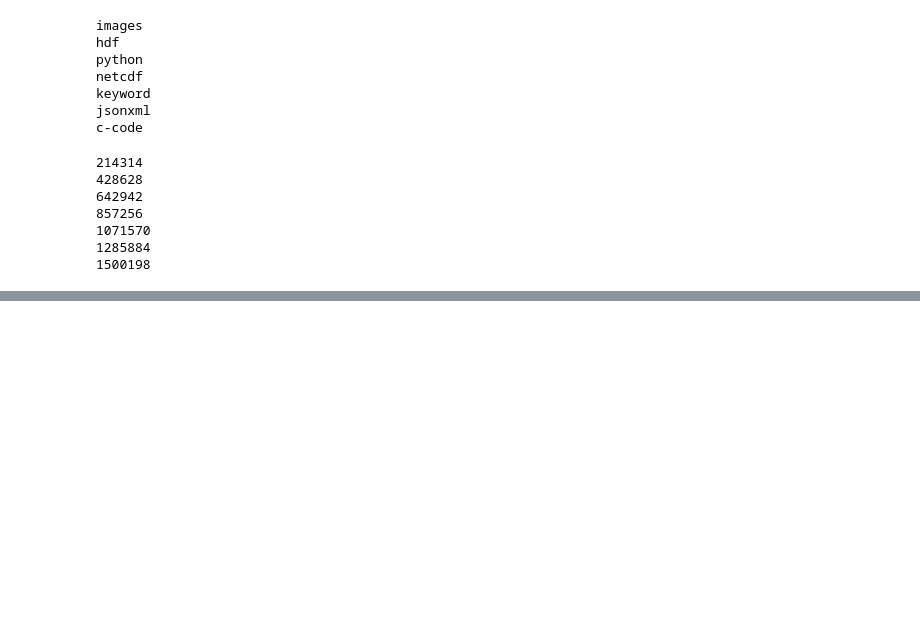
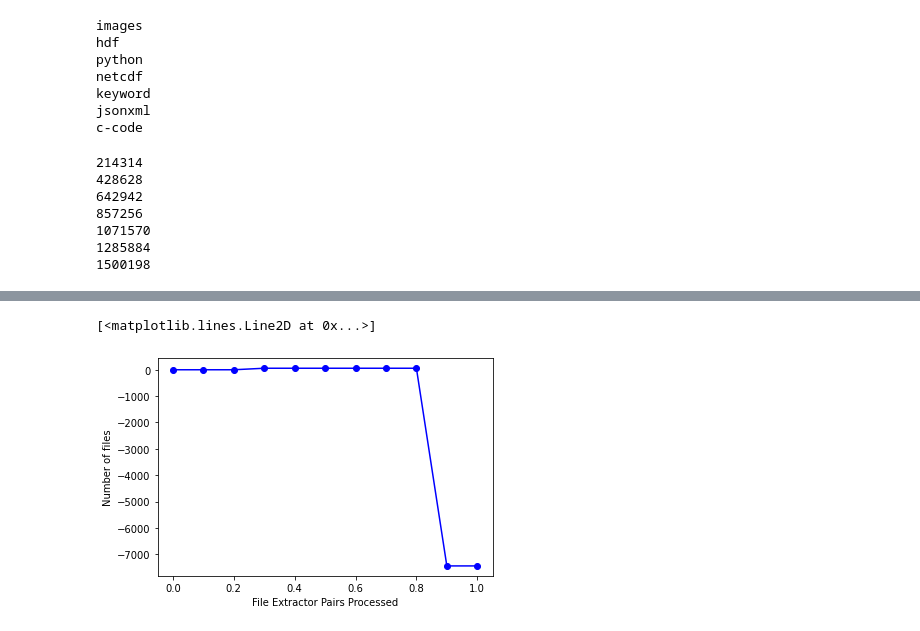
Before and after one commit to xtracthub/xtract-sampler, a Jupyter notebook: Scheduler/deqeue_analysis_iccs.ipynb, the cells around one changed output, grey strips where cells are left out. Saved outputs shown, nothing was run; the diff lists cells and outputs as text; code cells hidden in the pictures; blank space fills up the shorter version.

```diff
--- a/Scheduler/deqeue_analysis_iccs.ipynb
+++ b/Scheduler/deqeue_analysis_iccs.ipynb
@@ -102,0 +191,9 @@ for threshold in x:
+# %%
+x = np.asarray(x)
+
+plt.xlabel("File Extractor Pairs Processed")
+plt.ylabel("Number of files")
+plt.plot(x, total['readability'], '-o', color='b', label='Readable files')
+# %% [output]
+[<matplotlib.lines.Line2D at 0x...>]
+[figure, added]
```
Also changed, not shown: parts of 9 cells of this notebook, 1 other file.
